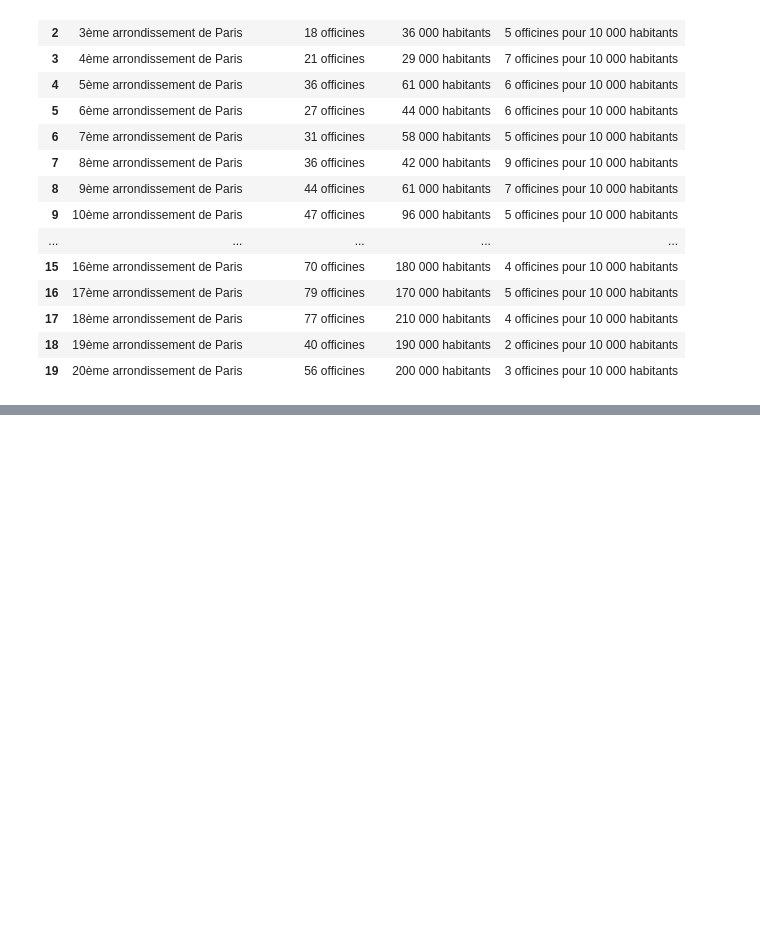
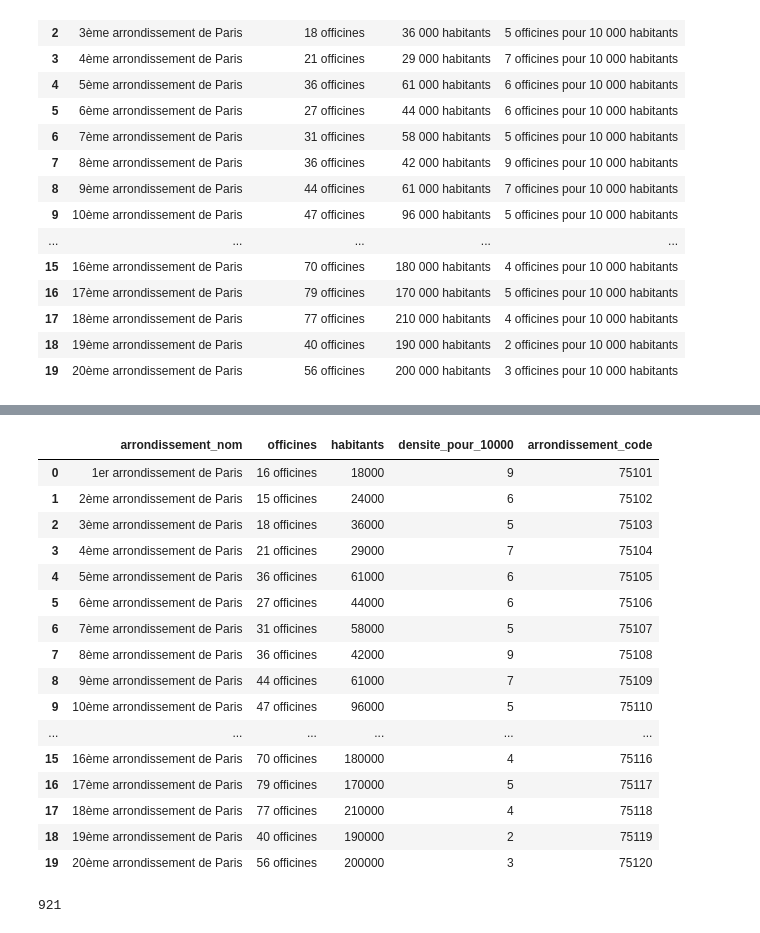
Before and after one commit to kellywaldro/data_studio_01, a Jupyter notebook: paris_pharmacies.ipynb, the cells around one changed output, grey strips where cells are left out. Cells and saved outputs as stored; diff of their text form; code cells hidden in the pictures; blank space fills up the shorter version.

```diff
--- a/paris_pharmacies.ipynb
+++ b/paris_pharmacies.ipynb
@@ -73,3 +73,31 @@ df
 | 17 | 18ème arrondissement de Paris | 77 officines | 210 000 habitants | 4 officines pour 10 000 habitants | 75118 |
 | 18 | 19ème arrondissement de Paris | 40 officines | 190 000 habitants | 2 officines pour 10 000 habitants | 75119 |
 | 19 | 20ème arrondissement de Paris | 56 officines | 200 000 habitants | 3 officines pour 10 000 habitants | 75120 |
+# %%
+df["densite_pour_10000"] = df["densite_pour_10000"].str.replace("officines pour 10 000 habitants", "")
+df["habitants"] = df["habitants"].str.replace("habitants", "")
+df["habitants"] = df["habitants"].str.replace(" ", "")
+# %%
+make numeric columns an integer
+df["densite_pour_10000"] = df["densite_pour_10000"].astype(int)
+df["habitants"] = df["habitants"].astype(int)
+# %%
+df
+# %% [output]
+|  | arrondissement_nom | officines | habitants | densite_pour_10000 | arrondissement_code |
+| 0 | 1er arrondissement de Paris | 16 officines | 18000 | 9 | 75101 |
+| 1 | 2ème arrondissement de Paris | 15 officines | 24000 | 6 | 75102 |
+| 2 | 3ème arrondissement de Paris | 18 officines | 36000 | 5 | 75103 |
+| 3 | 4ème arrondissement de Paris | 21 officines | 29000 | 7 | 75104 |
+| 4 | 5ème arrondissement de Paris | 36 officines | 61000 | 6 | 75105 |
+| 5 | 6ème arrondissement de Paris | 27 officines | 44000 | 6 | 75106 |
+| 6 | 7ème arrondissement de Paris | 31 officines | 58000 | 5 | 75107 |
+| 7 | 8ème arrondissement de Paris | 36 officines | 42000 | 9 | 75108 |
+| 8 | 9ème arrondissement de Paris | 44 officines | 61000 | 7 | 75109 |
+| 9 | 10ème arrondissement de Paris | 47 officines | 96000 | 5 | 75110 |
+| ... | ... | ... | ... | ... | ... |
+| 15 | 16ème arrondissement de Paris | 70 officines | 180000 | 4 | 75116 |
+| 16 | 17ème arrondissement de Paris | 79 officines | 170000 | 5 | 75117 |
+| 17 | 18ème arrondissement de Paris | 77 officines | 210000 | 4 | 75118 |
+| 18 | 19ème arrondissement de Paris | 40 officines | 190000 | 2 | 75119 |
+| 19 | 20ème arrondissement de Paris | 56 officines | 200000 | 3 | 75120 |
@@ -75,0 +111,4 @@ df
+# %%
+df['officines'].sum()
+# %% [output]
+921
```
Also changed, not shown: parts of 2 cells of this notebook, 3 other files.
